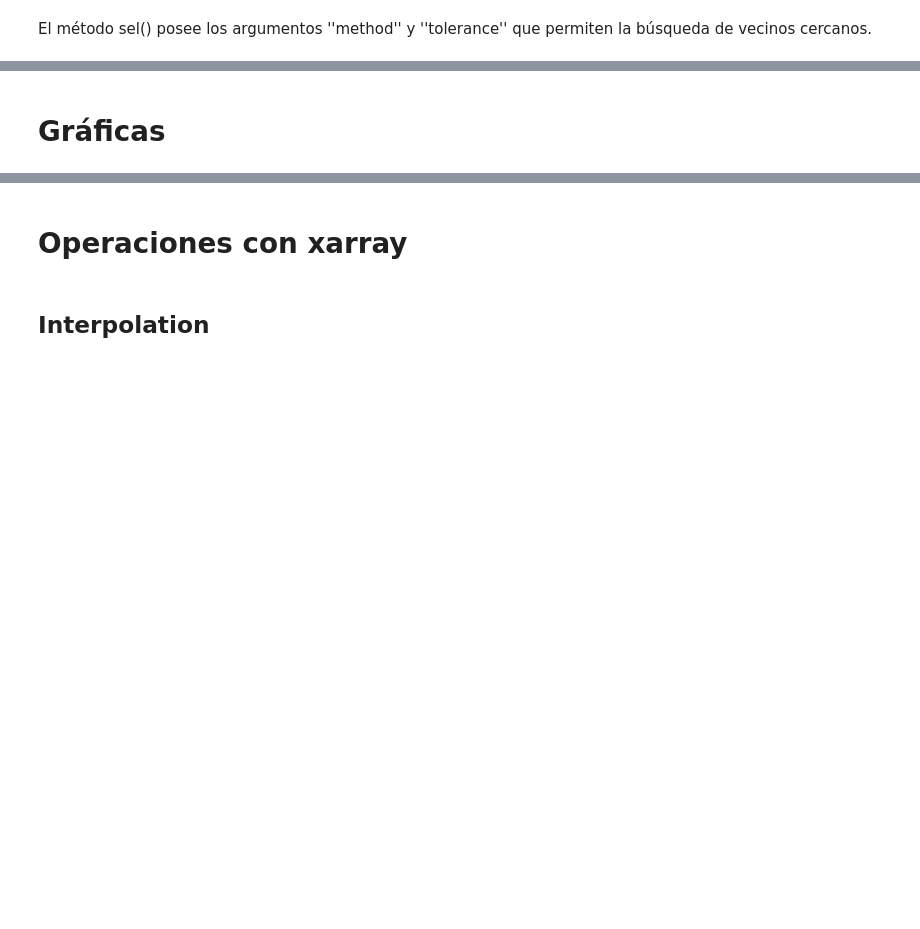
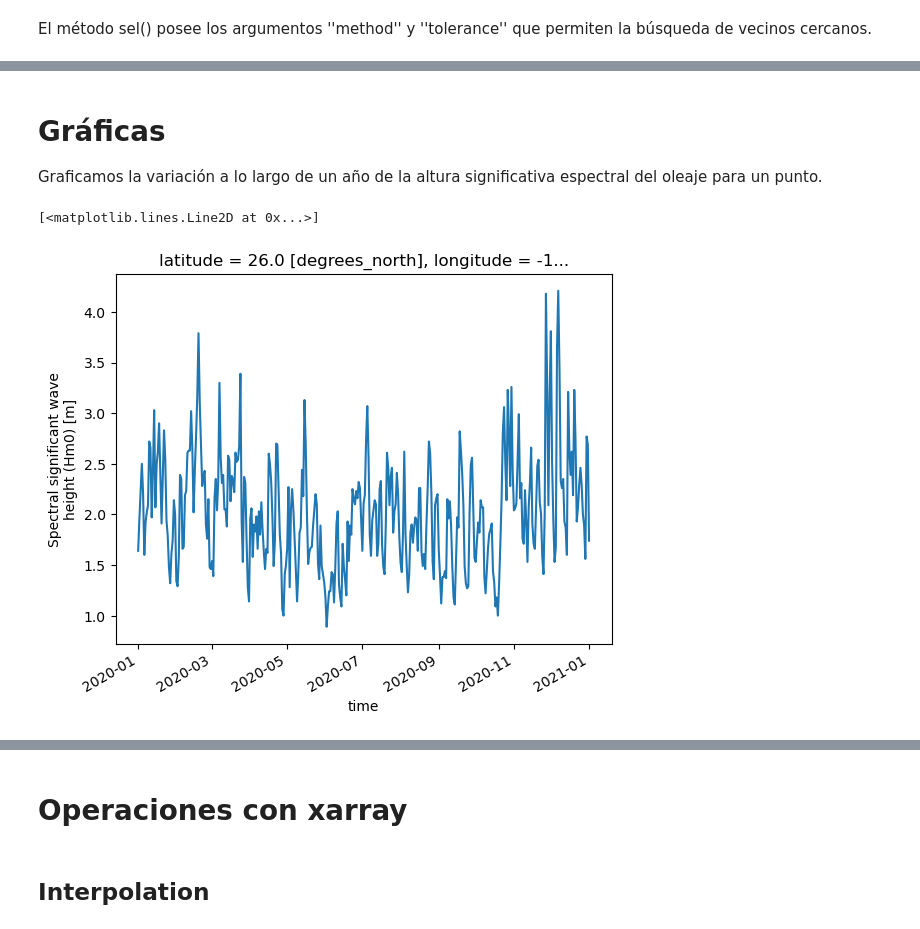
Before and after one commit to aturlione/curso_opendap_xarray, a Jupyter notebook: opendap_xarray.ipynb, the cells around one changed output, grey strips where cells are left out. Saved outputs shown, nothing was run; the diff lists cells and outputs as text; code cells hidden in the pictures; blank space fills up the shorter version.

```diff
--- a/opendap_xarray.ipynb
+++ b/opendap_xarray.ipynb
@@ -167,2 +263,0 @@ VHM0.sel(latitude=[26,31], method="nearest", tolerance=0.2)
-# %% [markdown]
-# Gráficas
@@ -172,3 +264,9 @@ VHM0[0:100,0,0].plot()
+# %% [markdown]
+# Gráficas
+
+Graficamos la variación a lo largo de un año de la altura significativa espectral del oleaje para un punto.
 # %%
-#variable vs Longitude
-VHM0[0,0,:].plot()
+subset_VHM0[:,0,0].plot()
+# %% [output]
+[<matplotlib.lines.Line2D at 0x...>]
+[figure, added]
```
Also changed, not shown: parts of 39 cells of this notebook.
